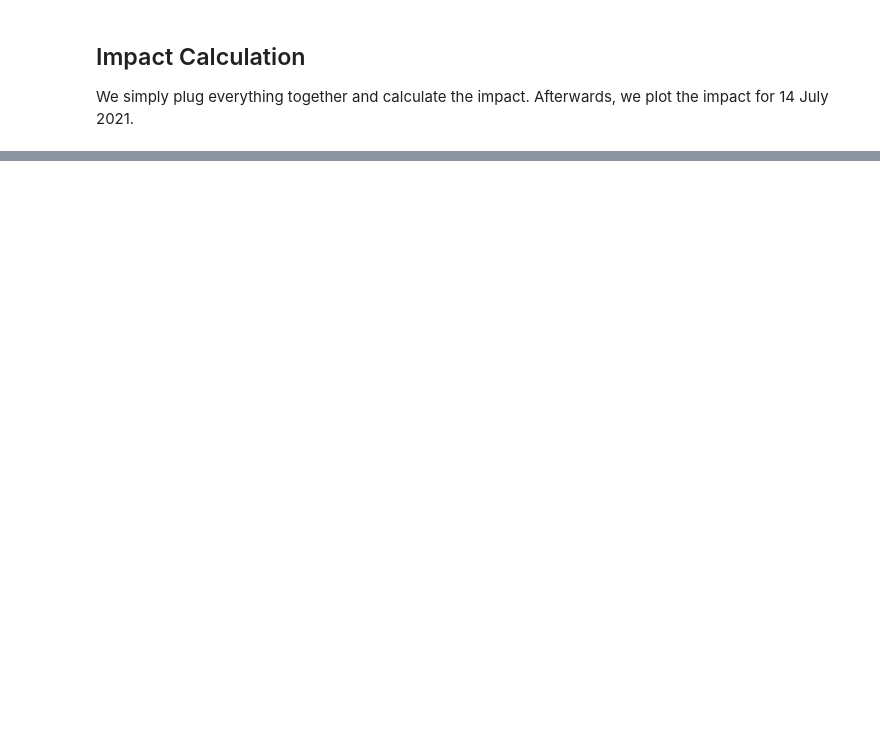
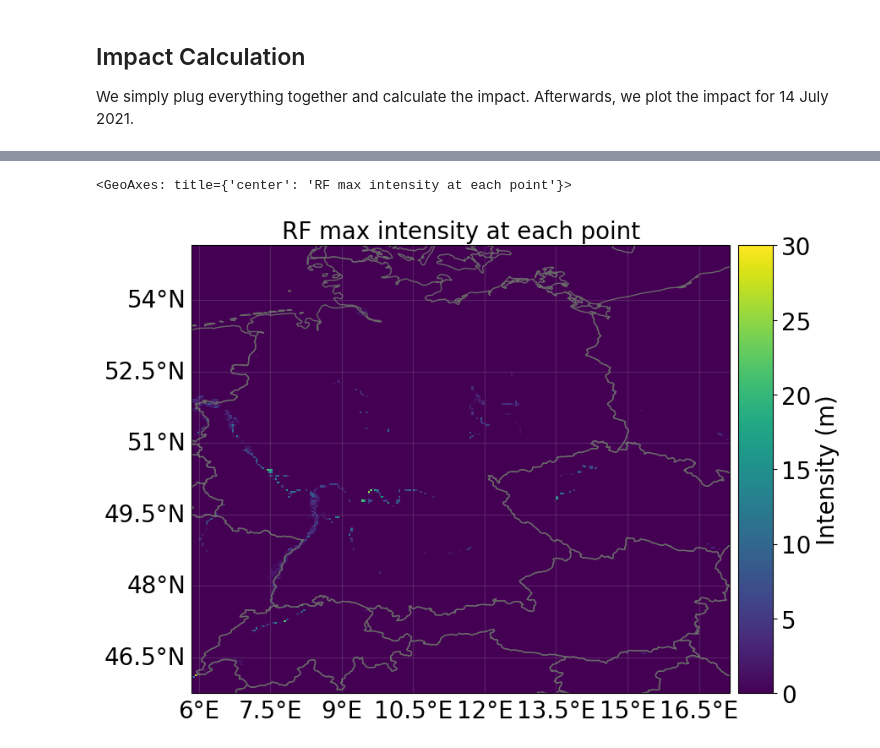
Before and after one commit to CLIMADA-project/climada_petals, a Jupyter notebook: doc/tutorial/climada_hazard_glofas_rf.ipynb, the cells around one changed output, grey strips where cells are left out. Drawn from its saved outputs; the diff is of its cells as text; code cells hidden in the pictures; blank space fills up the shorter version.

```diff
--- a/doc/tutorial/climada_hazard_glofas_rf.ipynb
+++ b/doc/tutorial/climada_hazard_glofas_rf.ipynb
@@ -459,0 +178,8 @@ Text(0.5, 1.0, 'Potentially Affected People in next 3 to 10 Days')
+# %%
+hazard_flopros = hazard_series_from_dataset(
+    ds_flood, intensity="flood_depth_flopros", event_dim="number"
+)
+hazard_flopros.plot_intensity(event=0)
+# %% [output]
+<GeoAxes: title={'center': 'RF max intensity at each point'}>
+[figure, added]
```
Also changed, not shown: parts of 31 cells of this notebook, 9 other files.
